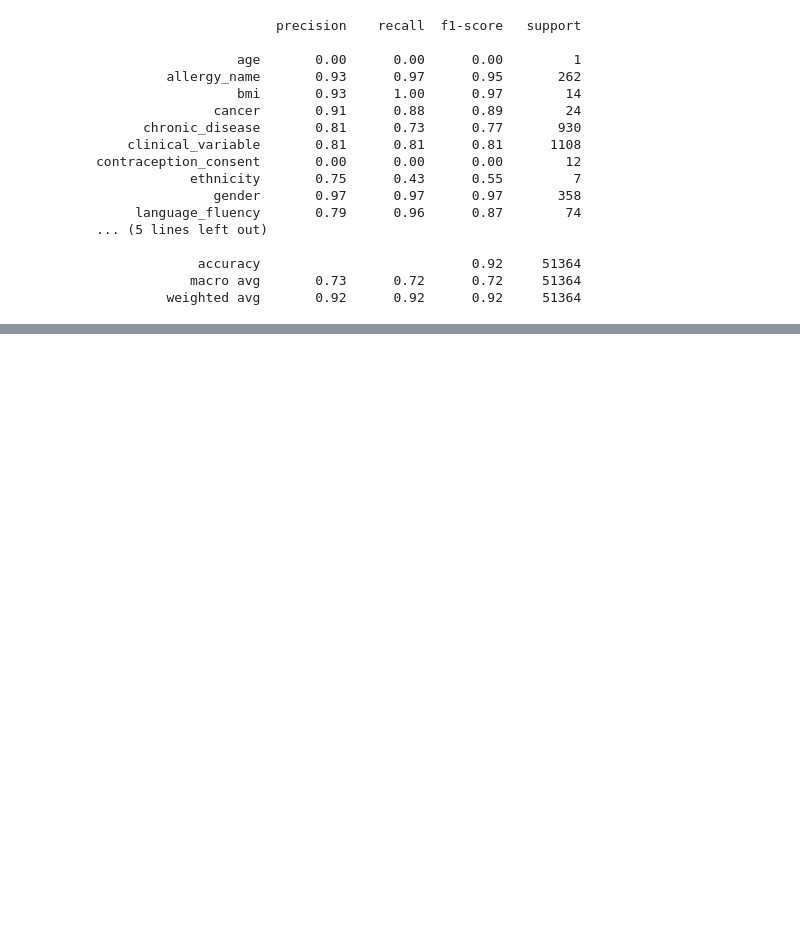
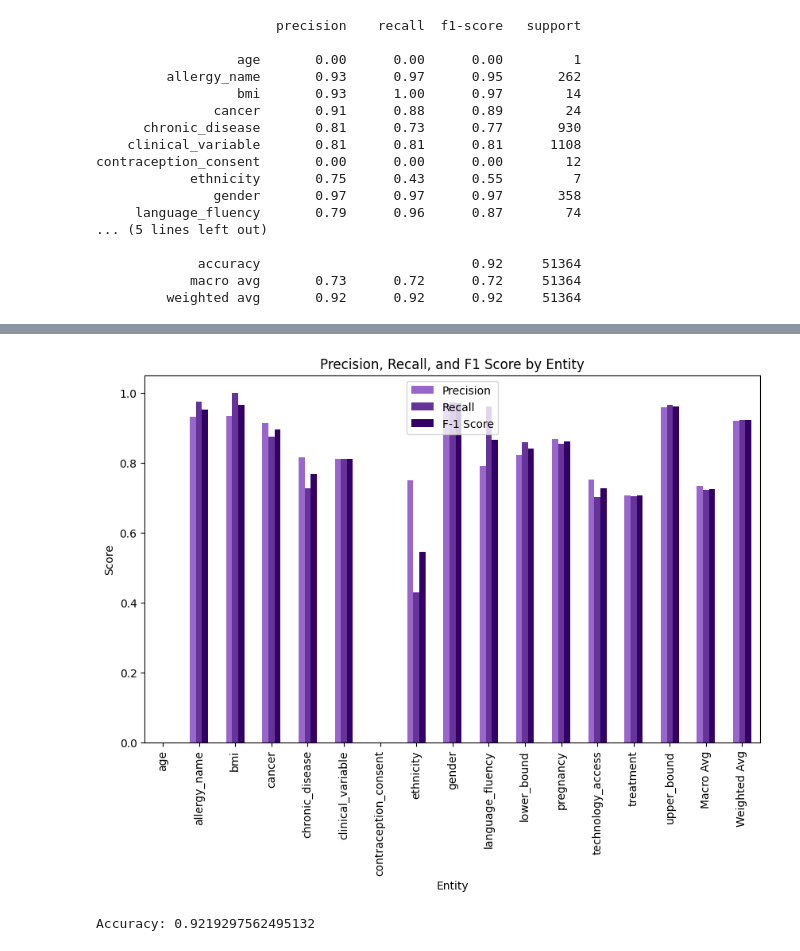
Before and after one commit to riyasr21/Project, a Jupyter notebook: SVM_CRF.ipynb, the cells around one changed output, grey strips where cells are left out. Cells and saved outputs as stored; diff of their text form; code cells hidden in the pictures; blank space fills up the shorter version.

Commit message:
SVM CRF with performance metrics added

```diff
--- a/SVM_CRF.ipynb
+++ b/SVM_CRF.ipynb
@@ -592,0 +618,21 @@ contraception_consent       0.00      0.00      0.00        12
+# %%
+import pandas as pd
+from tabulate import tabulate
+from sklearn.metrics import precision_recall_fscore_support
+from matplotlib import pyplot as plt
+
+
+
+# Create a DataFrame to organize the data
+df_data = []
+for entity in list(report_dict.keys())[:-3] :
+  df_data.append([entity, report_dict[entity]['precision'], report_dict[entity]['recall'], report_dict[entity]['f1-score']])
+
+df = pd.DataFrame(df_data, columns=['Entity', 'Precision', 'Recall', 'F-1 Score'])
+
+
+df = df.append({'Entity': 'Macro Avg', 'Precision': report_dict['macro avg']['precision'], 'Recall': report_dict['macro avg']['recall'], 'F-1 Score': report_dict['macro avg']['f1-score']}, ignore_index=True)
+df = df.append({'Entity': 'Weighted Avg', 'Precision': report_dict['weighted avg']['precision'], 'Recall': report_dict['weighted avg']['recall'], 'F-1 Score': report_dict['weighted avg']['f1-score']}, ignore_index=True)
+
+table = tabulate(df, headers='keys', tablefmt='pretty', showindex=False)
+print(table)
@@ -592,0 +657,27 @@ contraception_consent       0.00      0.00      0.00        12
+# %%
+import matplotlib.pyplot as plt
+from matplotlib.colors import LinearSegmentedColormap
+
+# Define shades of purple in RGB format
+purple_shades = [
+    (0.6, 0.4, 0.8),  # Light Purple
+    (0.4, 0.2, 0.6),
+    (0.2, 0.0, 0.4),  # Dark Purple
+]
+
+# Create a colormap with the defined purple shades
+purple_cmap = LinearSegmentedColormap.from_list('purple_colormap', purple_shades, N=256)
+# %%
+
+fig, ax = plt.subplots(figsize=(10, 6))
+df.plot(kind='bar', x='Entity', y=['Precision', 'Recall', 'F-1 Score'], ax=ax, colormap=purple_cmap, legend=True)
+plt.title('Precision, Recall, and F1 Score by Entity')
+plt.xlabel('Entity')
+plt.ylabel('Score')
+plt.show()
+# %% [output]
+[figure, added]
+# %%
+print("Accuracy: " + str(report_dict['accuracy']))
+# %% [output]
+Accuracy: 0.9219297562495132
```
Also changed, not shown: parts of 4 cells of this notebook.
